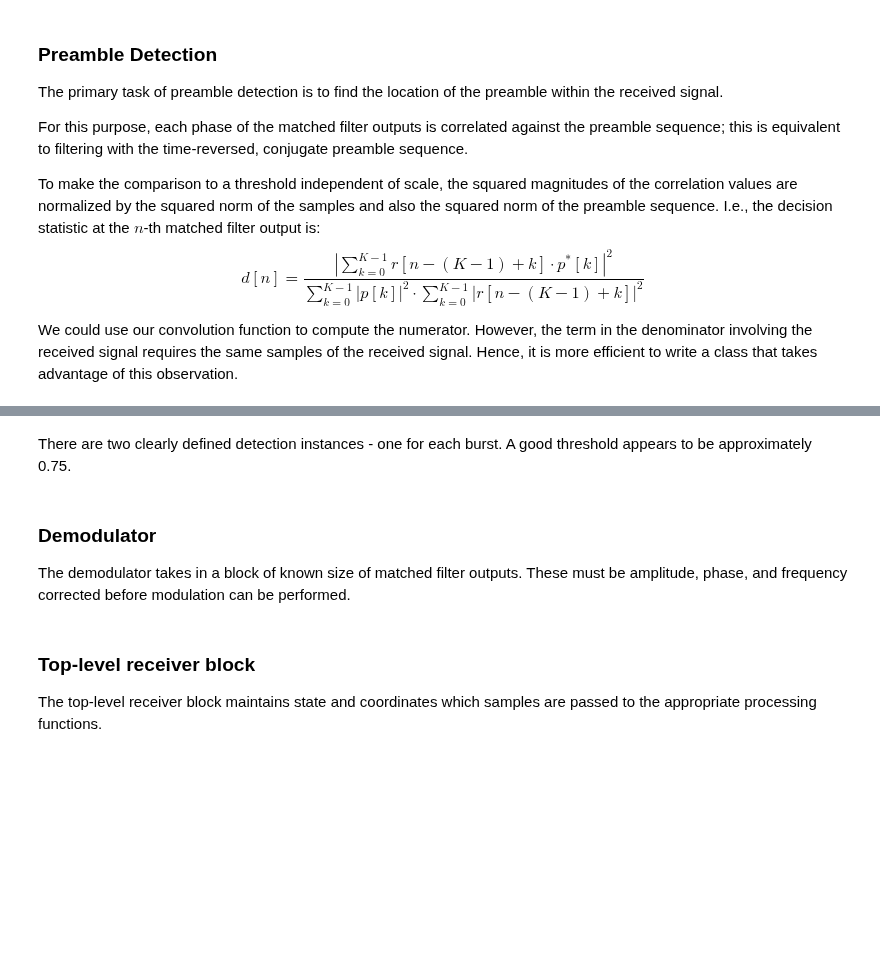
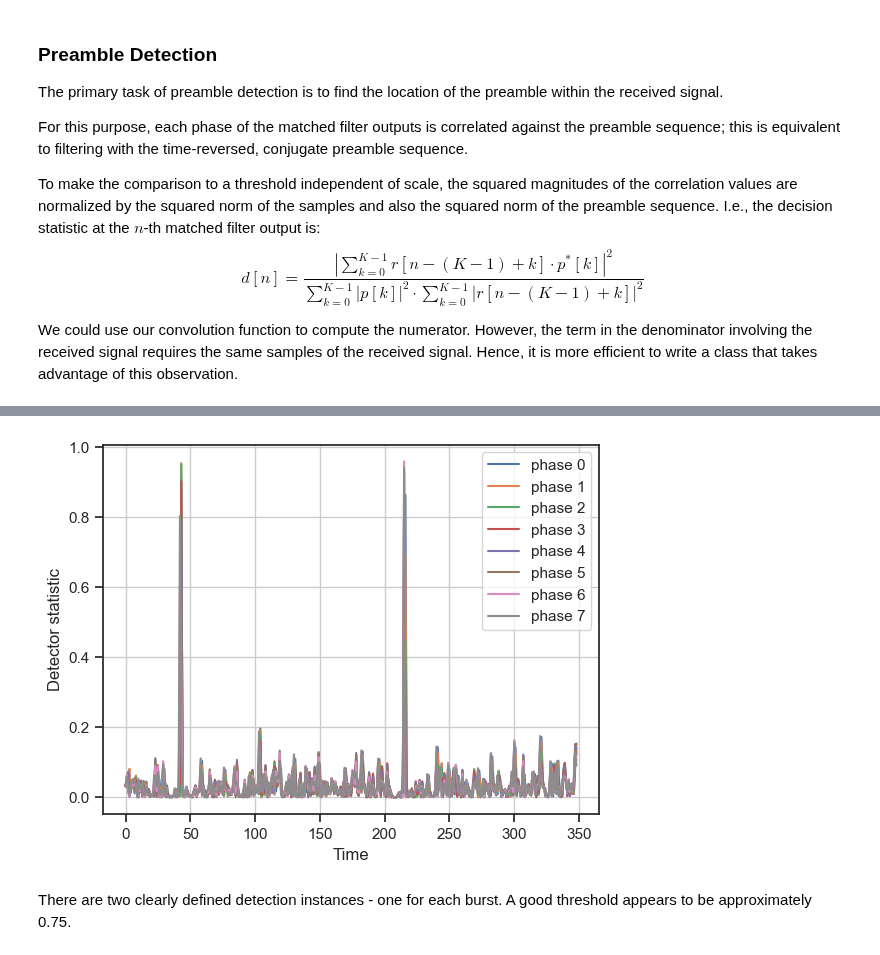
Before and after one commit to bepepa/digital_comms, a Jupyter notebook: 075_sequential_processing.ipynb, the cells around one changed output, grey strips where cells are left out. Saved outputs shown, nothing was run; the diff lists cells and outputs as text; code cells hidden in the pictures; blank space fills up the shorter version.

Commit message:
Working 075_sequential_processing.ipynb

```diff
--- a/075_sequential_processing.ipynb
+++ b/075_sequential_processing.ipynb
@@ -420,11 +409,0 @@ class down_sampler():
-# %%
-# signal is 0 to 7, repeated 10 times
-sig = np.array([n for n in range(8)] * 10)
-
-ds = down_sampler(8)
-pp = 2                # phase to extract
-B = len(sig) // 8     # block size
-for n in range(8):
-    yy = ds.work(sig[n*B:(n+1)*B], pp)
-    ds.update(sig[n*B:(n+1)*B])
-    print(f"got {yy}, ds.phase is now {ds.phase}")
@@ -500,10 +458,37 @@ plt.show()
+# %%
+## matched filtering plus detection statistic for each phase
+# instantiate a detector object for each phase
+dets = [detector(pn) for n in range(fsT_r)]  # list comprehension instantiates fsT_r detectors
+
+# instantiate the matched filter
+mf = c_conv(hh)
+
+# filter in blocks of `fsT_r` samples
+B = fsT_r
+N_blocks = len(rr) // B
+# yy = np.zeros_like(rr, shape=B*N_blocks)        # MF outputs, no longer stored
+dd = np.zeros((fsT_r, N_blocks), dtype=float) # detector outputs
+
+for n in range(N_blocks):
+    start = n*B
+    end = (n+1)*B
+    mf_out = mf.work(rr[start:end])
+
+    # loop over phases to compute decision statistic
+    for ph in range(fsT_r):
+        # pass mf_out for phase ph to corresponding detector
+        # the [] around mf_out[ph] and the trailing [0] are needed because the `work`
+        # expects and returns an array
+        dd[ph, n] = dets[ph].work([mf_out[ph]])[0]
+# %%
+plt.plot(dd.T)
+plt.xlabel('Time')
+plt.ylabel('Detector statistic')
+plt.grid()
+plt.legend([f'phase {n}' for n in range(fsT_r)])
+
+plt.show()
+# %% [output]
+[figure, added]
 # %% [markdown]
 There are two clearly defined detection instances - one for each burst. A good threshold appears to be approximately 0.75.
-# %% [markdown]
-### Demodulator
-
-The demodulator takes in a block of known size of matched filter outputs. These must be amplitude, phase, and frequency corrected before modulation can be performed.
-# %% [markdown]
-### Top-level receiver block
-
-The top-level receiver block maintains state and coordinates which samples are passed to the appropriate processing functions.
```
Also changed, not shown: parts of 38 cells of this notebook, 5 other files.
